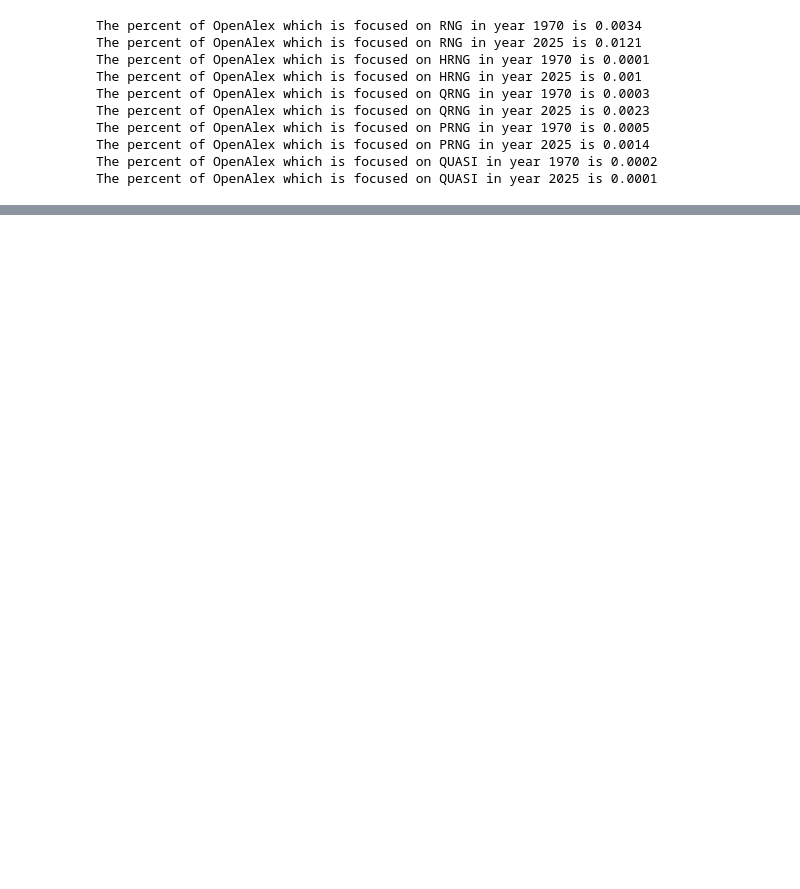
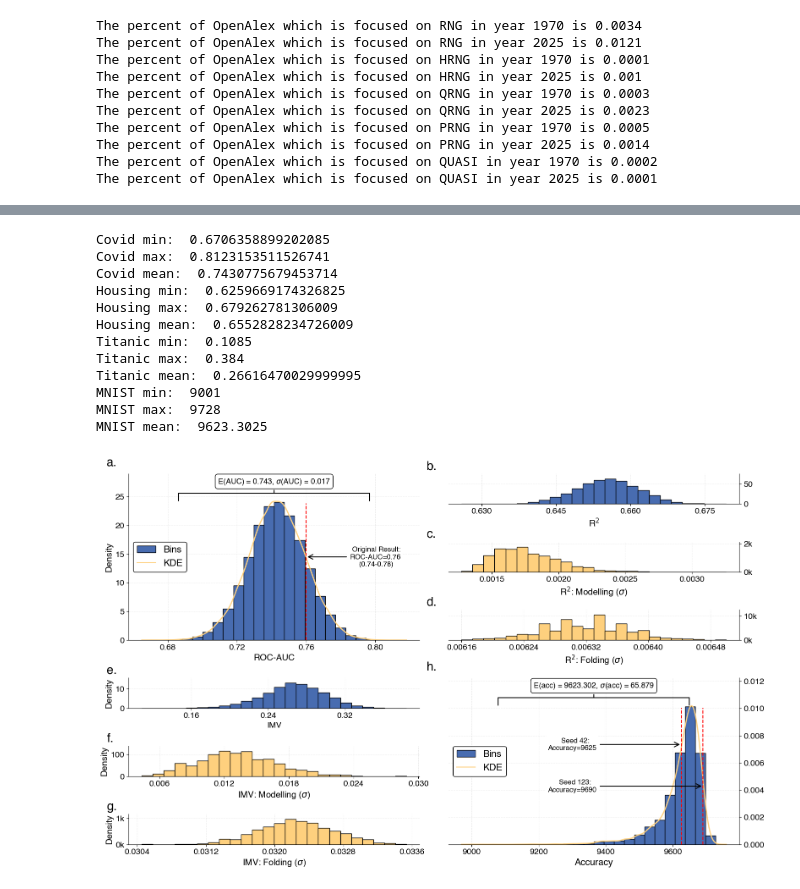
Before and after one commit to crahal/seeds, a Jupyter notebook: src/visualisation_notebook.ipynb, the cells around one changed output, grey strips where cells are left out. Cells and saved outputs as stored; diff of their text form; code cells hidden in the pictures; blank space fills up the shorter version.

```diff
--- a/src/visualisation_notebook.ipynb
+++ b/src/visualisation_notebook.ipynb
@@ -242,0 +260,22 @@ plot_llms("../data/llms/results_shuffled.csv",
+# %%
+import os
+filename = 'roc_auc_full_firstwave_5folds_10kseeds_stratified.csv'
+figure_path = os.path.join(os.getcwd(), '..', 'figures')
+color_list = ['#486cb0', '#fed07e', '#e75948']
+from helper_figure_plotters import load_sympt, plot_predictions
+first_wave_10k_stratified_list = load_sympt(filename)
+plot_predictions(first_wave_10k_stratified_list, figure_path, (16, 10), color_list)
+# %% [output]
+Covid min:  0.6706358899202085
+Covid max:  0.8123153511526741
+Covid mean:  0.7430775679453714
+Housing min:  0.6259669174326825
+Housing max:  0.679262781306009
+Housing mean:  0.6552828234726009
+Titanic min:  0.1085
+Titanic max:  0.384
+Titanic mean:  0.26616470029999995
+MNIST min:  9001
+MNIST max:  9728
+MNIST mean:  9623.3025
+[figure, added]
```
Also changed, not shown: parts of 10 cells of this notebook, 11 other files.
